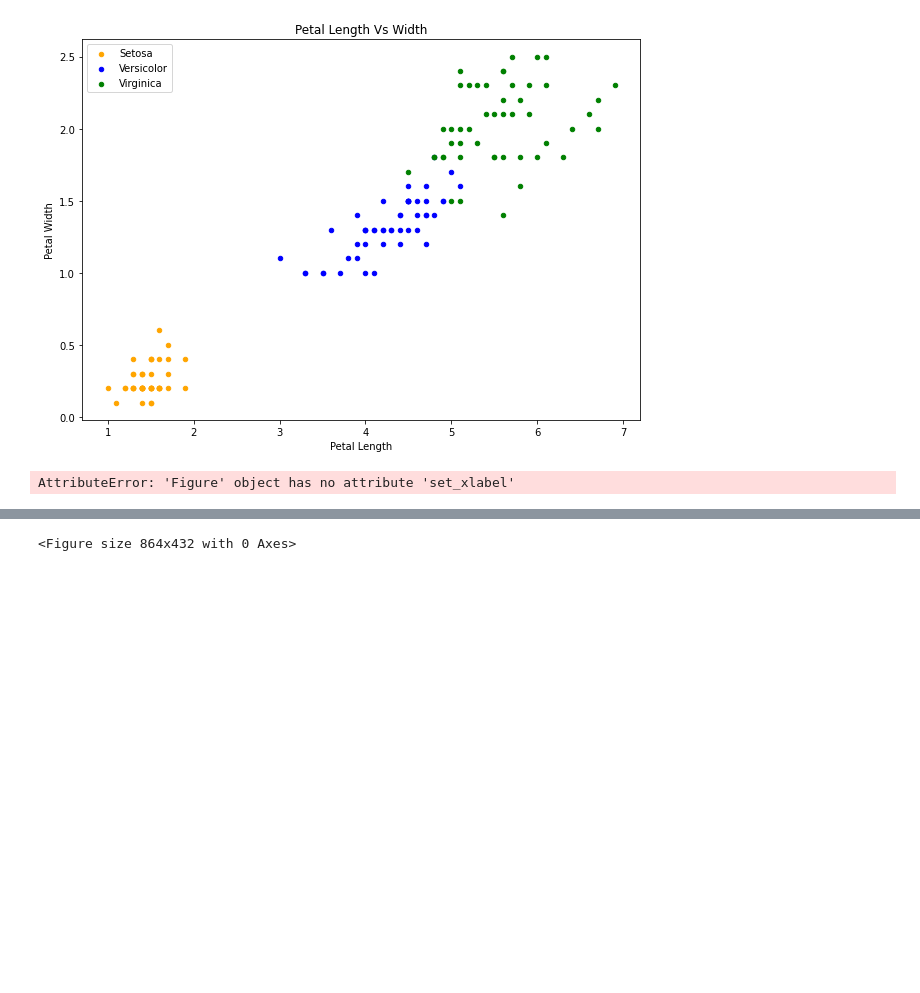
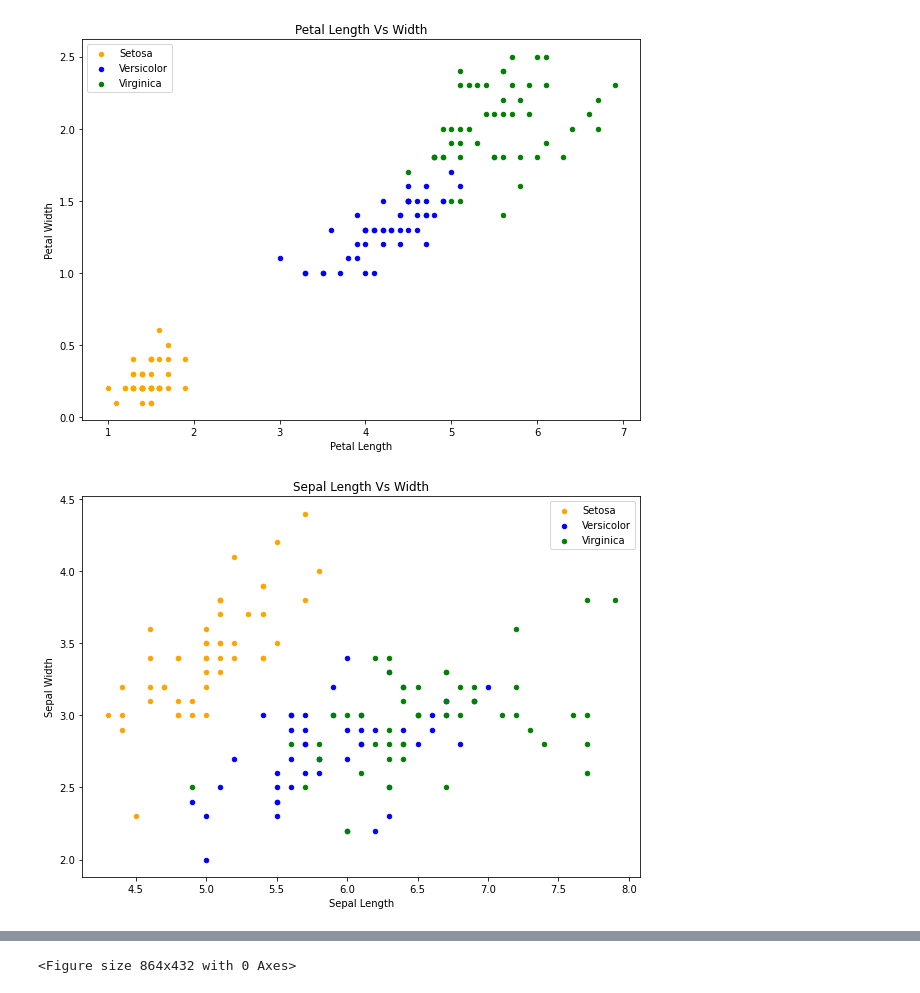
Before and after one commit to wncc/helloFOSS-21-Intro-to-ML, a Jupyter notebook: Classification_Task3_20b030018.ipynb, the cells around one changed output, grey strips where cells are left out. Saved outputs shown, nothing was run; the diff lists cells and outputs as text; code cells hidden in the pictures; blank space fills up the shorter version.

```diff
--- a/Classification_Task3_20b030018.ipynb
+++ b/Classification_Task3_20b030018.ipynb
@@ -77,17 +77,17 @@ plt.show()
 # %%
 #Display a scatter plot to show the distribution of Sepal Length vs width the dataset (Like previous Petal lenght vs width scatter plot)
 
-
-#code
+fig = df[df.species == 'setosa'].plot(kind='scatter', x='sepal_length', y='sepal_width', color='orange', label='Setosa')
+df[df.species == 'versicolor'].plot(kind='scatter', x='sepal_length', y='sepal_width', color='blue', label='Versicolor', ax=fig)
+df[df.species == 'virginica'].plot(kind='scatter', x='sepal_length', y='sepal_width', color='green', label='Virginica', ax=fig)
 
 fig.set_xlabel('Sepal Length')
 fig.set_ylabel('Sepal Width')
 fig.set_title('Sepal Length Vs Width')
 
 
 fig=plt.gcf()
 fig.set_size_inches(10, 7)
 plt.show()
-#example plot
 # %% [output]
-AttributeError: 'Figure' object has no attribute 'set_xlabel'
+[figure, added]
```
Also changed, not shown: parts of 23 cells of this notebook.
